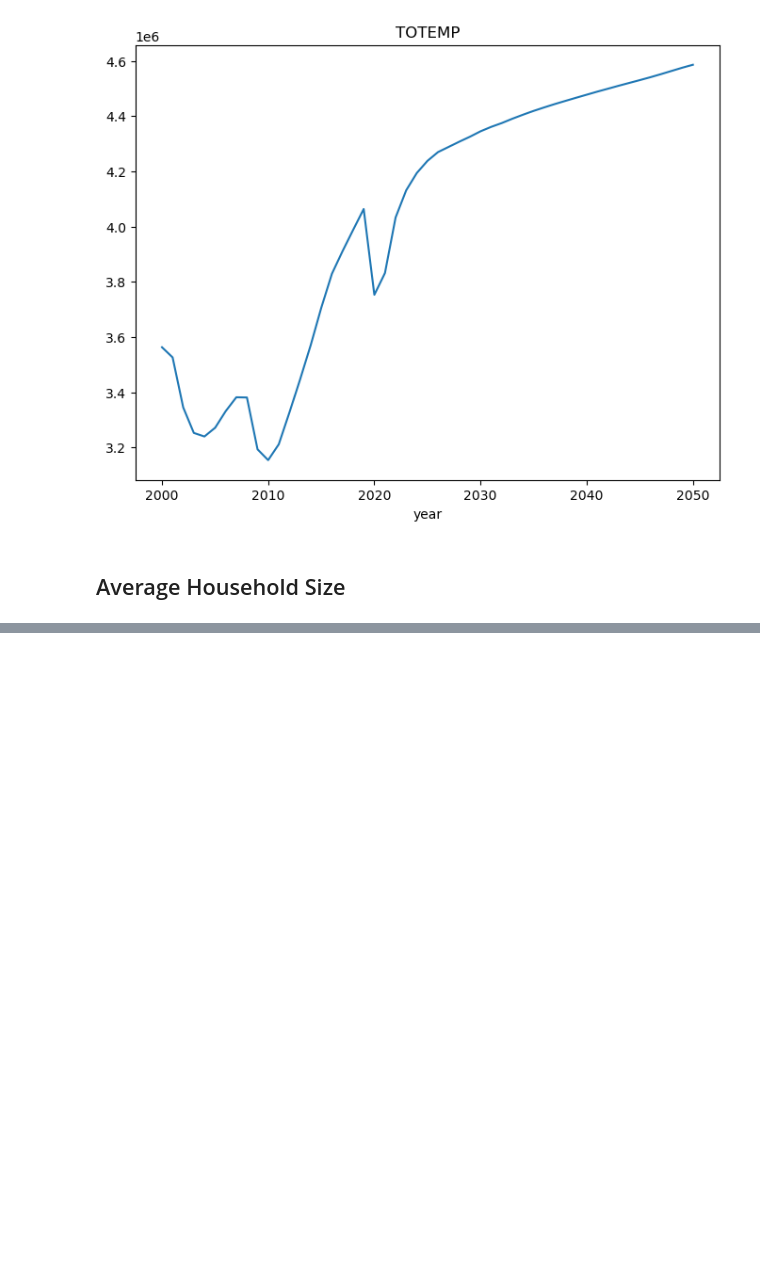
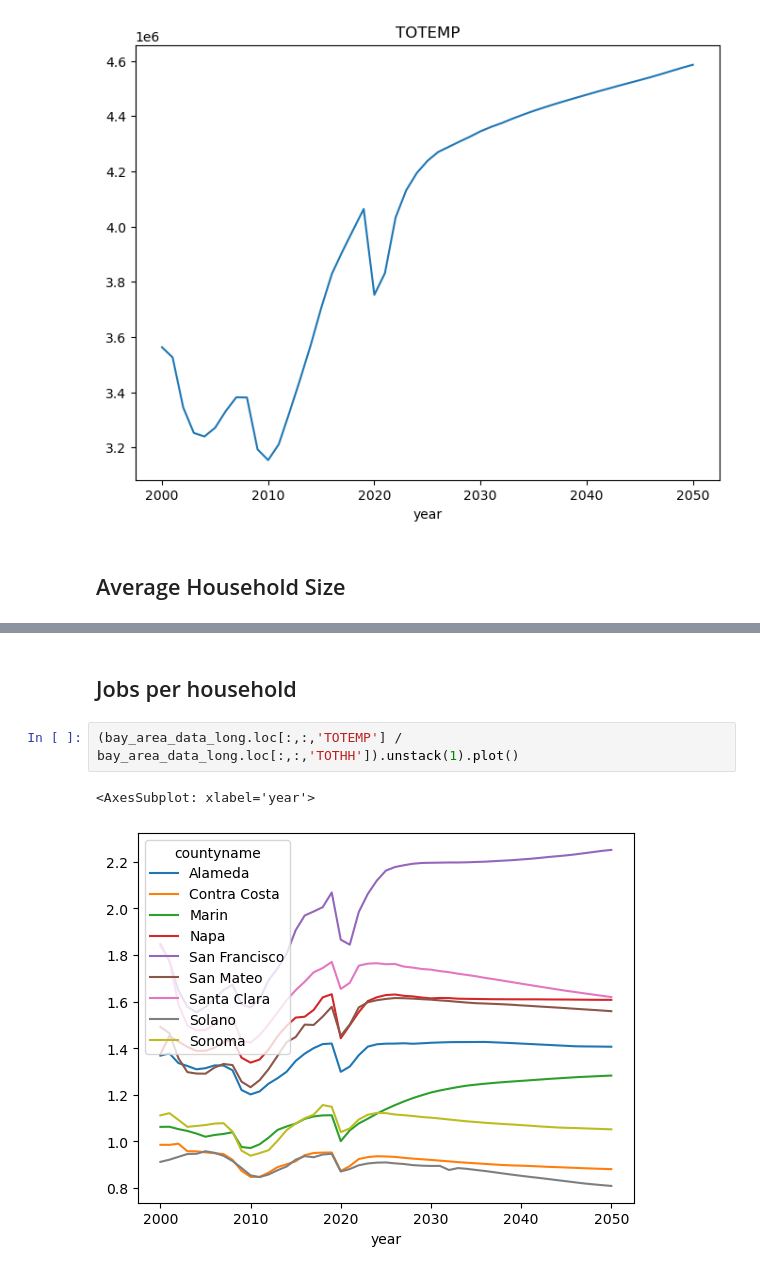
Before and after one commit to BayAreaMetro/regional_forecast, a Jupyter notebook: contextual/ca_econ_forecast/Parse Caltrans California Economic Forecast .ipynb, the cells around one changed output, grey strips where cells are left out. Saved outputs shown, nothing was run; the diff lists cells and outputs as text; blank space fills up the shorter version.

```diff
--- a/contextual/ca_econ_forecast/Parse Caltrans California Economic Forecast .ipynb
+++ b/contextual/ca_econ_forecast/Parse Caltrans California Economic Forecast .ipynb
@@ -140,0 +308,7 @@ for var in ['TOTPOP','TOTHH','TOTEMP']:
+# %% [markdown]
+## Jobs per household
+# %%
+(bay_area_data_long.loc[:,:,'TOTEMP'] / bay_area_data_long.loc[:,:,'TOTHH']).unstack(1).plot()
+# %% [output]
+<AxesSubplot: xlabel='year'>
+[figure, added]
```
Also changed, not shown: parts of 15 cells of this notebook, 9 other files.
